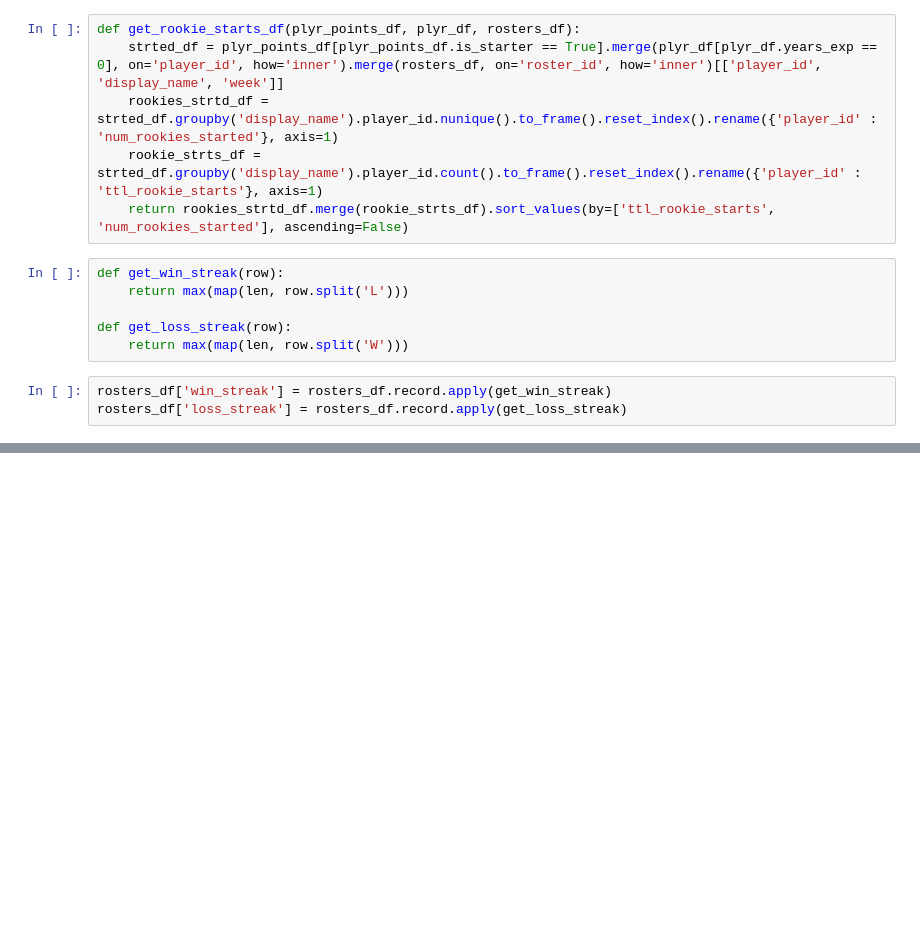
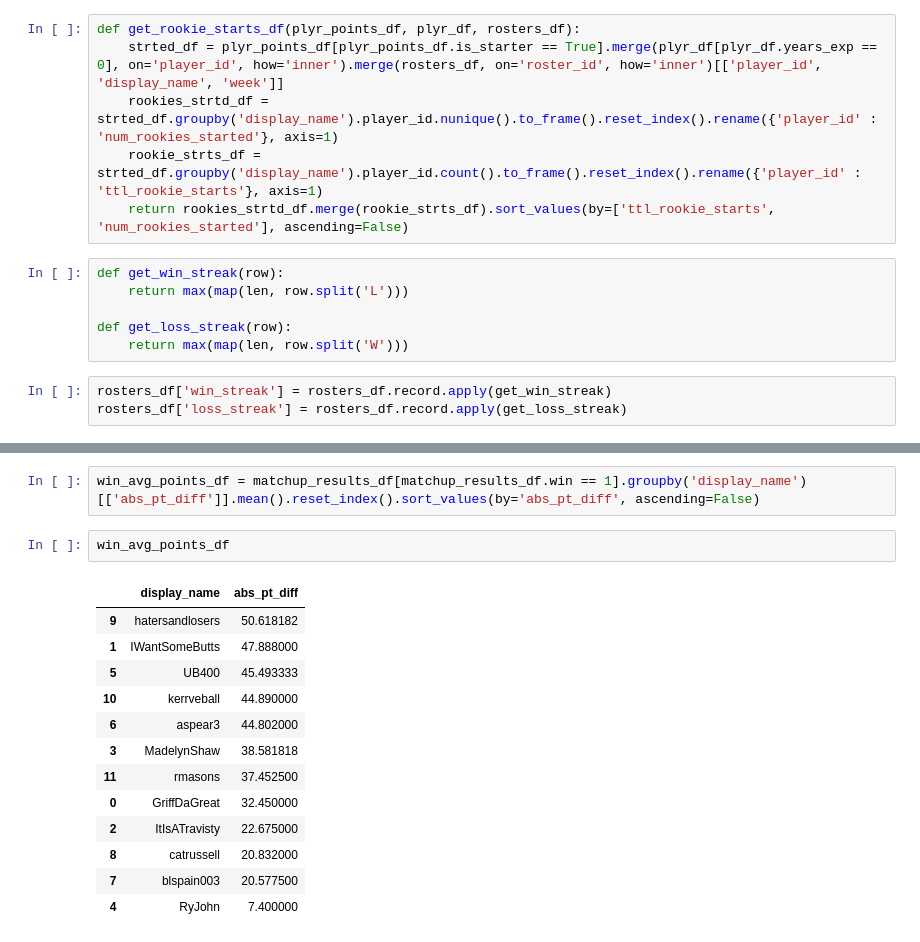
Before and after one commit to rmasons/ShowUsYourTDs, a Jupyter notebook: tds_superlatives.ipynb, the cells around one changed output, grey strips where cells are left out. Cells and saved outputs as stored; diff of their text form; blank space fills up the shorter version.

```diff
--- a/tds_superlatives.ipynb
+++ b/tds_superlatives.ipynb
@@ -432,0 +236,18 @@ SELECT
+# %%
+win_avg_points_df = matchup_results_df[matchup_results_df.win == 1].groupby('display_name')[['abs_pt_diff']].mean().reset_index().sort_values(by='abs_pt_diff', ascending=False)
+# %%
+win_avg_points_df
+# %% [output]
+|  | display_name | abs_pt_diff |
+| 9 | hatersandlosers | 50.618182 |
+| 1 | IWantSomeButts | 47.888000 |
+| 5 | UB400 | 45.493333 |
+| 10 | kerrveball | 44.890000 |
+| 6 | aspear3 | 44.802000 |
+| 3 | MadelynShaw | 38.581818 |
+| 11 | rmasons | 37.452500 |
+| 0 | GriffDaGreat | 32.450000 |
+| 2 | ItIsATravisty | 22.675000 |
+| 8 | catrussell | 20.832000 |
+| 7 | blspain003 | 20.577500 |
+| 4 | RyJohn | 7.400000 |
```
Also changed, not shown: parts of 30 cells of this notebook.
